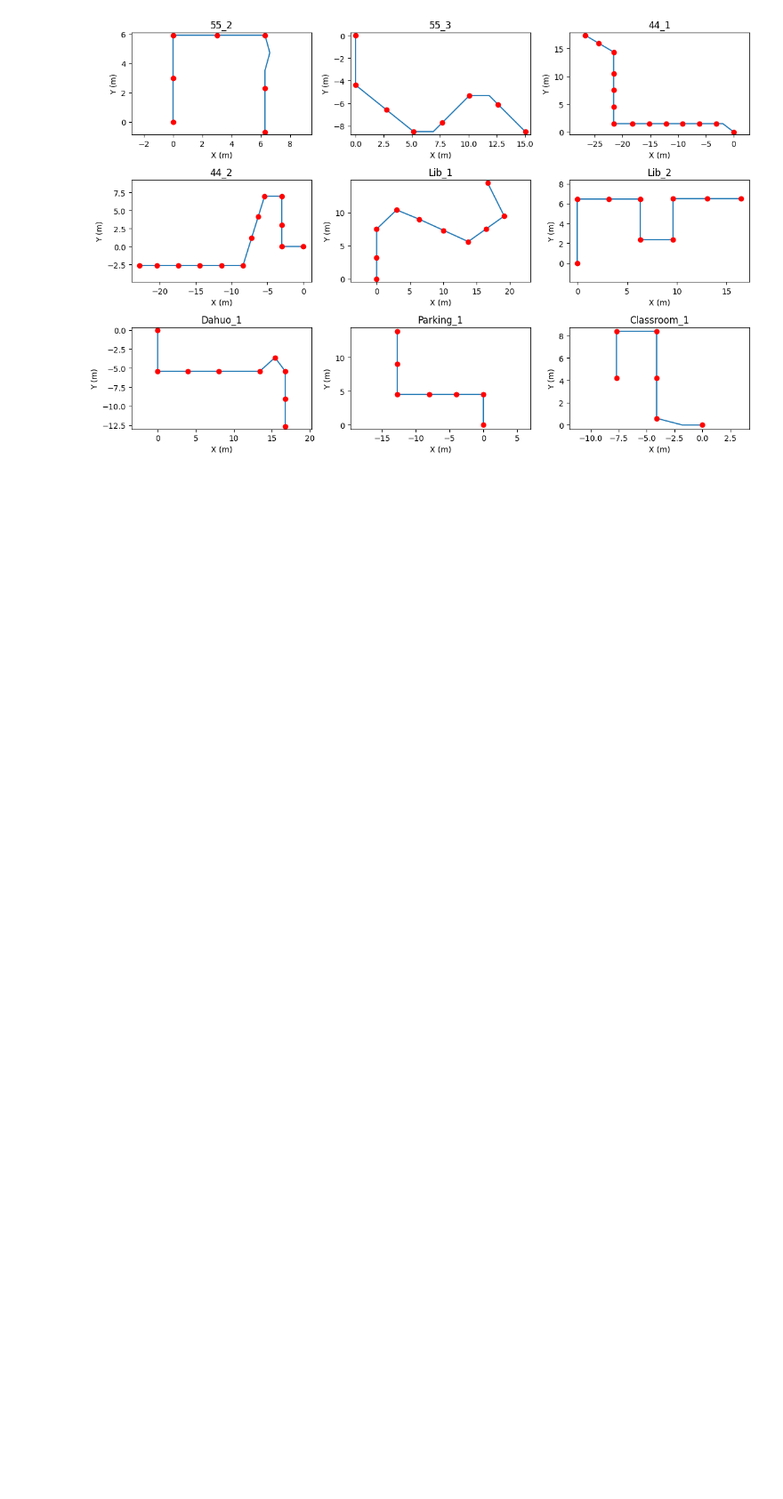
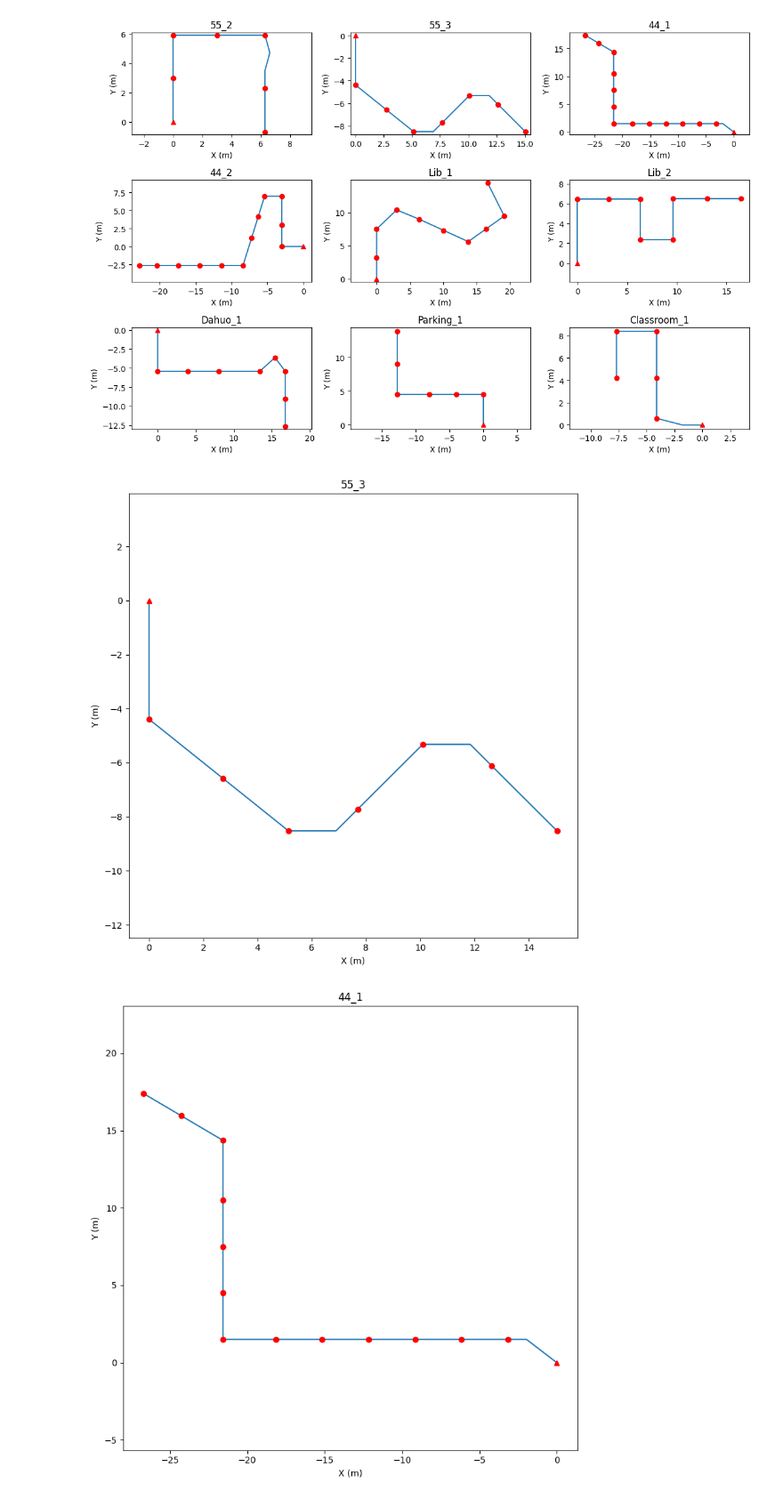
Before and after one commit to XinNoil/IGRProcess, a Jupyter notebook: build_indoor_path.ipynb, the cells around one changed output. Shown at 89% size. Cells and saved outputs as stored; diff of their text form; code cells hidden in the pictures; blank space fills up the shorter version.

```diff
--- a/build_indoor_path.ipynb
+++ b/build_indoor_path.ipynb
@@ -87,7 +87,8 @@ for route,ax,rotate_deg,route_name,mark_cdn in zip(routes[1:], axs, rotate_degs[
     cdns = np.cumsum(route, axis=0)
     cdns = rotate_locations(cdns, rotate_deg)
     ax.plot(cdns[:, 0], cdns[:, 1], label="Ground Truth")
-    ax.plot(mark_cdn[:, 0], mark_cdn[:, 1], 'ro', label="Mark")
+    ax.plot(mark_cdn[1:, 0], mark_cdn[1:, 1], 'ro', label="Mark")
+    ax.plot(mark_cdn[0, 0], mark_cdn[0, 1], 'r^', label="Start")
     ax.set_xlabel("X (m)")
     ax.set_ylabel("Y (m)")
     ax.axis('equal')
@@ -95,6 +96,28 @@ for route,ax,rotate_deg,route_name,mark_cdn in zip(routes[1:], axs, rotate_degs[
     fig.tight_layout()
 
 mark_dict = dict(zip(route_names[1:], [cdns.tolist() for cdns in mark_cdns[1:]]))
-save_json(f'IGRProcessed/Indoor_paths/04-21_22_mark.json', mark_dict)
+save_json(f'IGRProcessed_old/Indoor_paths/04-21_22_mark.json', mark_dict)
 # %% [output]
 [figure]
+# %%
+plot_ind = [2,3,7]
+from mtools import list_ind
+for route,rotate_deg,route_name,mark_cdn in zip(list_ind(routes, plot_ind), list_ind(rotate_degs, plot_ind), list_ind(route_names, plot_ind), list_ind(mark_cdns, plot_ind)):
+    fig = plt.figure(figsize=(8  , 8))
+    ax = fig.add_subplot(1,1,1)
+    cdns = np.cumsum(route, axis=0)
+    cdns = rotate_locations(cdns, rotate_deg)
+    ax.plot(cdns[:, 0], cdns[:, 1], label="Ground Truth")
+    ax.plot(mark_cdn[1:, 0], mark_cdn[1:, 1], 'ro', label="Mark")
+    ax.plot(mark_cdn[0, 0], mark_cdn[0, 1], 'r^', label="Start")
+    ax.set_xlabel("X (m)")
+    ax.set_ylabel("Y (m)")
+    ax.axis('equal')
+    ax.set_title(route_name)
+    plt.tight_layout()
+
+mark_dict = dict(zip(route_names[1:], [cdns.tolist() for cdns in mark_cdns[1:]]))
+# save_json(f'IGRProcessed/Indoor_paths/04-21_22_mark.json', mark_dict)
+# %% [output]
+[figure, added]
+[figure, added]
```
Also changed, not shown: parts of 5 cells of this notebook, 18 other files.
